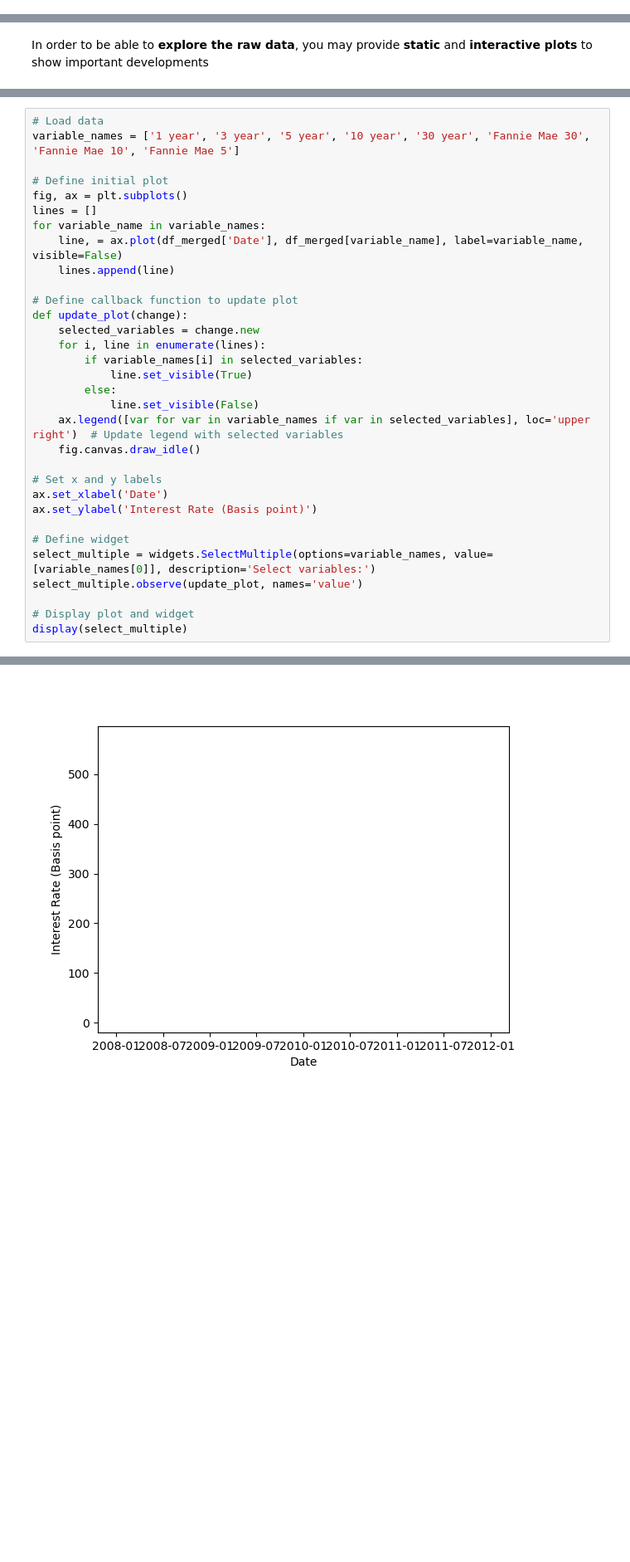
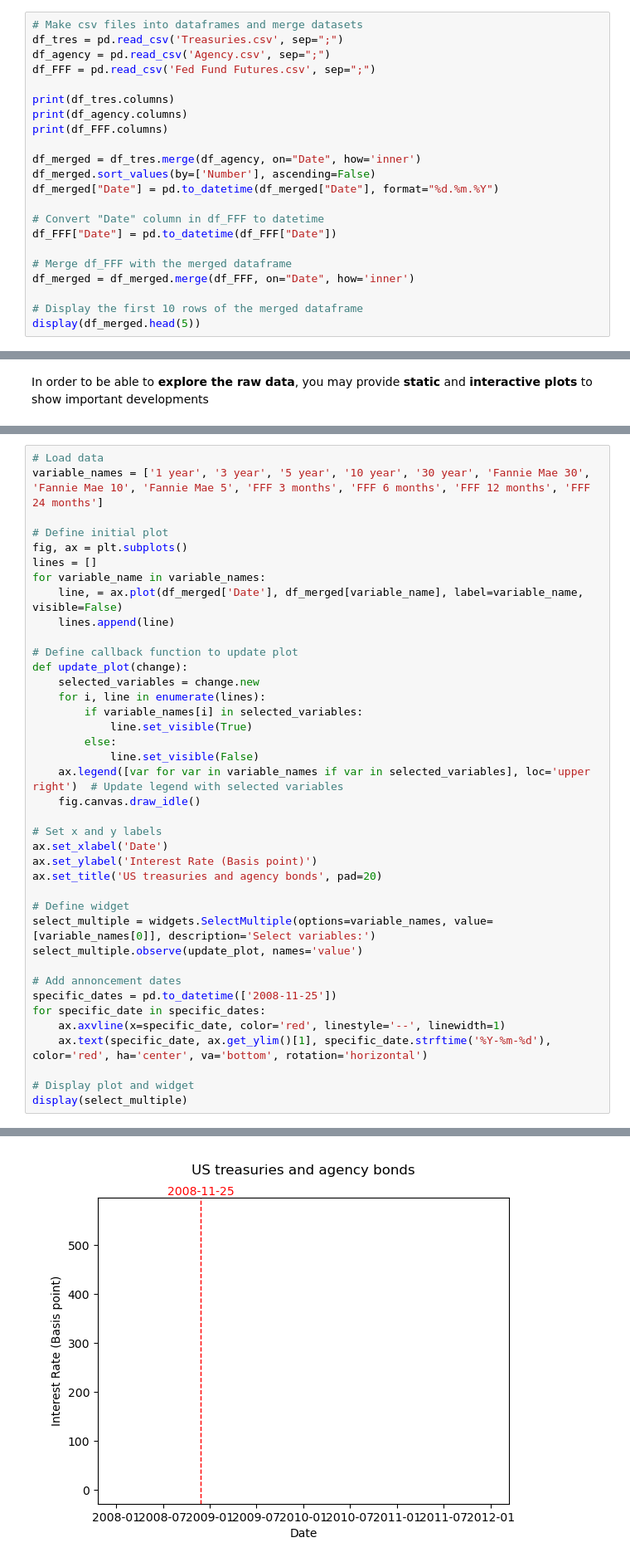
Before and after one commit to NumEconCopenhagen/projects-2023-3500, a Jupyter notebook: dataproject/dataproject.ipynb, the cells around one changed output, grey strips where cells are left out. Shown at 83% size. Cells and saved outputs as stored; diff of their text form; blank space fills up the shorter version.

```diff
--- a/dataproject/dataproject.ipynb
+++ b/dataproject/dataproject.ipynb
@@ -77,3 +101,25 @@ Index(['Date', 'Freddie Mac 10', 'Fannie Mae 10', 'Fannie Mae 30',
 | 7 | 2011-12-20 | 12 | 39 | 88 | 194 | 293 | 994 | 7390 | 175 | ... |
 | 8 | 2011-12-19 | 11 | 36 | 82 | 182 | 279 | 993 | 7340 | 167 | ... |
 | 9 | 2011-12-16 | 11 | 35 | 81 | 186 | 286 | 992 | 7550 | 169 | ... |
+# %%
+# Make csv files into dataframes and merge datasets
+df_tres = pd.read_csv('Treasuries.csv', sep=";")
+df_agency = pd.read_csv('Agency.csv', sep=";")
+df_FFF = pd.read_csv('Fed Fund Futures.csv', sep=";")
+
+print(df_tres.columns)
+print(df_agency.columns)
+print(df_FFF.columns)
+
+df_merged = df_tres.merge(df_agency, on="Date", how='inner')
+df_merged.sort_values(by=['Number'], ascending=False)
+df_merged["Date"] = pd.to_datetime(df_merged["Date"], format="%d.%m.%Y")
+
+# Convert "Date" column in df_FFF to datetime
+df_FFF["Date"] = pd.to_datetime(df_FFF["Date"])
+
+# Merge df_FFF with the merged dataframe
+df_merged = df_merged.merge(df_FFF, on="Date", how='inner')
+
+# Display the first 10 rows of the merged dataframe
+display(df_merged.head(5))
@@ -89,36 +152,43 @@ The interactive plot depicts the US Treasuries alongside the agency bonds issued
 # %%
 # Load data
-variable_names = ['1 year', '3 year', '5 year', '10 year', '30 year', 'Fannie Mae 30', 'Fannie Mae 10', 'Fannie Mae 5']
+variable_names = ['1 year', '3 year', '5 year', '10 year', '30 year', 'Fannie Mae 30', 'Fannie Mae 10', 'Fannie Mae 5', 'FFF 3 months', 'FFF 6 months', 'FFF 12 months', 'FFF 24 months']
 
 # Define initial plot
 fig, ax = plt.subplots()
 lines = []
 for variable_name in variable_names:
     line, = ax.plot(df_merged['Date'], df_merged[variable_name], label=variable_name, visible=False)
     lines.append(line)
 
 # Define callback function to update plot
 def update_plot(change):
     selected_variables = change.new
     for i, line in enumerate(lines):
         if variable_names[i] in selected_variables:
             line.set_visible(True)
         else:
             line.set_visible(False)
     ax.legend([var for var in variable_names if var in selected_variables], loc='upper right')  # Update legend with selected variables
     fig.canvas.draw_idle()
 
 # Set x and y labels
 ax.set_xlabel('Date')
 ax.set_ylabel('Interest Rate (Basis point)')
+ax.set_title('US treasuries and agency bonds', pad=20)
 
 # Define widget
 select_multiple = widgets.SelectMultiple(options=variable_names, value=[variable_names[0]], description='Select variables:')
 select_multiple.observe(update_plot, names='value')
 
+# Add annoncement dates
+specific_dates = pd.to_datetime(['2008-11-25'])
+for specific_date in specific_dates:
+    ax.axvline(x=specific_date, color='red', linestyle='--', linewidth=1)
+    ax.text(specific_date, ax.get_ylim()[1], specific_date.strftime('%Y-%m-%d'), color='red', ha='center', va='bottom', rotation='horizontal')
+
 # Display plot and widget
 display(select_multiple)
 # %% [output]
 SelectMultiple(description='Select variables:', index=(0,), options=('1 year', '3 year', '5 year', '10 year', …
-[figure, old version]
+[figure, new version]
 # %% [markdown]
```
Also changed, not shown: parts of 9 cells of this notebook.
